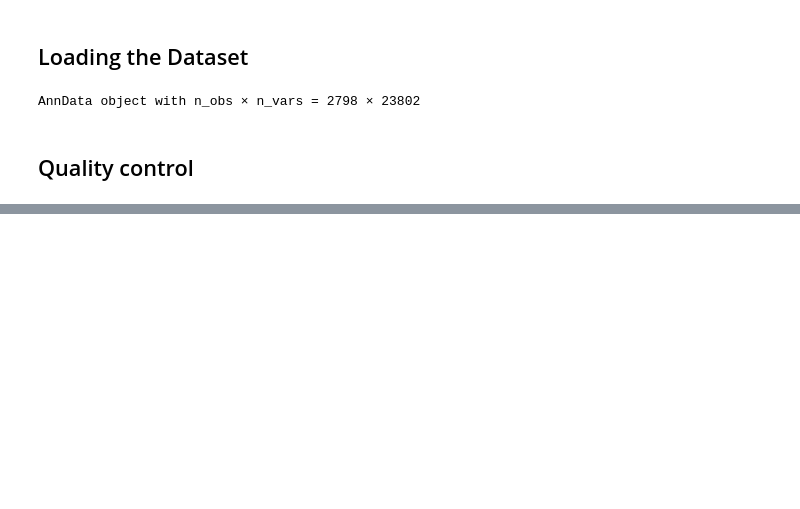
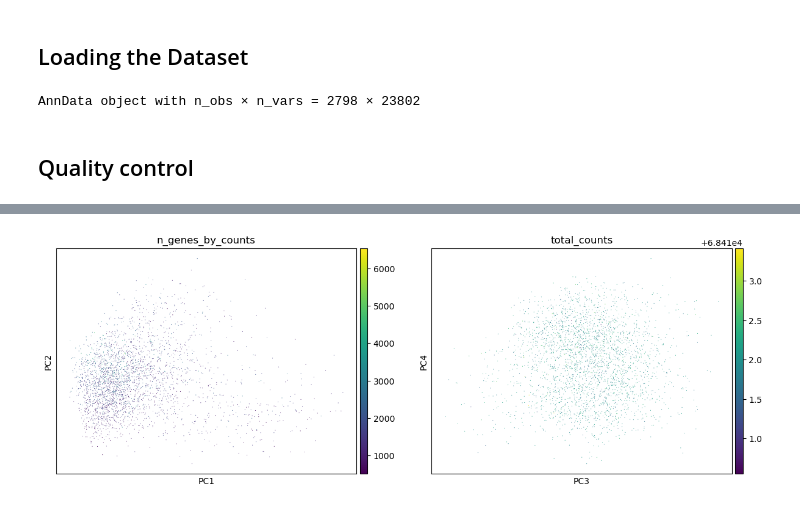
Before and after one commit to AEnyioko/mpn-jak2-analysis, a Jupyter notebook: notebooks/pre_processing.ipynb, the cells around one changed output, grey strips where cells are left out. Saved outputs shown, nothing was run; the diff lists cells and outputs as text; code cells hidden in the pictures; blank space fills up the shorter version.

```diff
--- a/notebooks/pre_processing.ipynb
+++ b/notebooks/pre_processing.ipynb
@@ -76,0 +87,11 @@ sc.tl.pca(adata)
+# %%
+# Plotting the PCs to visualize the data structure
+sc.pl.pca(
+    adata,
+    color=["n_genes_by_counts", "total_counts"],
+    dimensions=[(0, 1), (2, 3)],
+    ncols=2,
+    size=2,
+)
+# %% [output]
+[figure, added]
```
Also changed, not shown: parts of 4 cells of this notebook.
